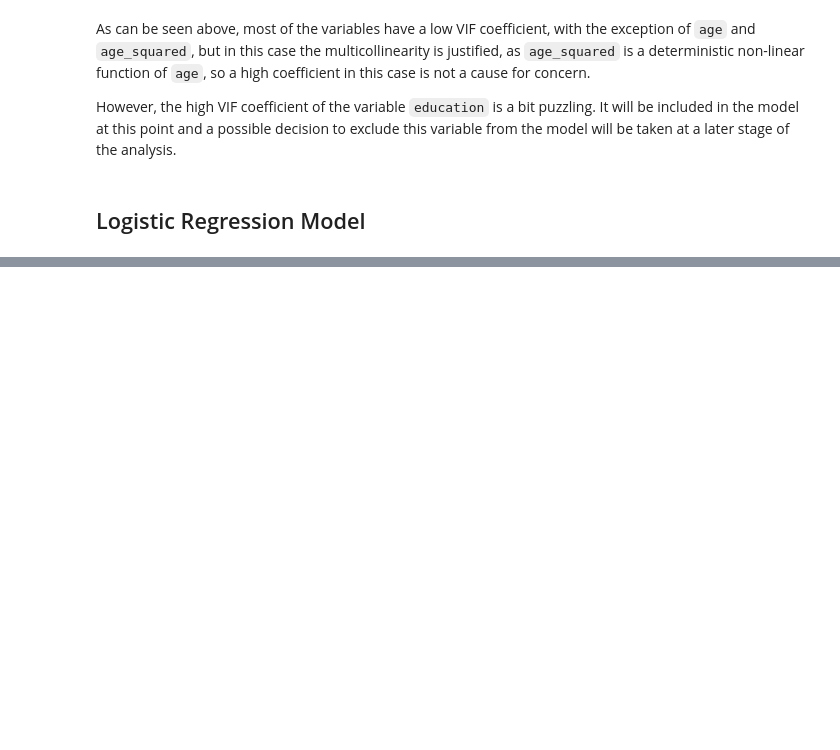
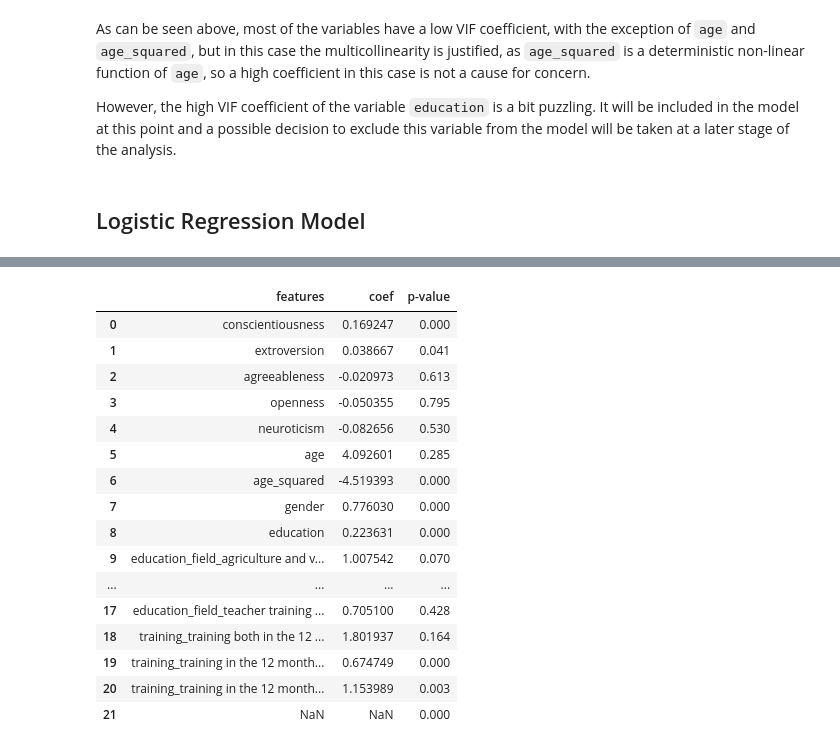
Before and after one commit to nataliagraczyk/bigfive-project, a Jupyter notebook: main.ipynb, the cells around one changed output, grey strips where cells are left out. Drawn from its saved outputs; the diff is of its cells as text; code cells hidden in the pictures; blank space fills up the shorter version.

```diff
--- a/main.ipynb
+++ b/main.ipynb
@@ -655,0 +726,17 @@ training_training in the 12 months prior to the postPIAAC                 1.0170
+# %%
+from scipy.stats import norm
+def logit_p1value(model, x):
+
+    p1 = model.predict_proba(x)
+    n1 = len(p1)
+    m1 = len(model.coef_[0]) + 1
+    coefs = np.concatenate([model.intercept_, model.coef_[0]])
+    x_full = np.matrix(np.insert(np.array(x), 0, 1, axis = 1))
+    answ = np.zeros((m1, m1))
+    for i in range(n1):
+        answ = answ + np.dot(np.transpose(x_full[i, :]), x_full[i, :]) * p1[i,1] * p1[i, 0]
+    vcov = np.linalg.inv(np.matrix(answ))
+    se = np.sqrt(np.diag(vcov))
+    t1 =  coefs/se
+    p1 = (1 - norm.cdf(abs(t1))) * 2
+    return p1
@@ -655,0 +786,25 @@ training_training in the 12 months prior to the postPIAAC                 1.0170
+# %%
+pvalue = list(map('{:.3f}'.format,logit_p1value(classifier, X_test)))
+# %%
+pd.concat([pd.DataFrame(X_test.columns, columns = ["features"]),
+           pd.DataFrame(np.transpose(classifier.coef_), columns = ["coef"]),
+           pd.DataFrame(pvalue, columns = ["p-value"])
+           ],axis = 1)
+# %% [output]
+|  | features | coef | p-value |
+| 0 | conscientiousness | 0.169247 | 0.000 |
+| 1 | extroversion | 0.038667 | 0.041 |
+| 2 | agreeableness | -0.020973 | 0.613 |
+| 3 | openness | -0.050355 | 0.795 |
+| 4 | neuroticism | -0.082656 | 0.530 |
+| 5 | age | 4.092601 | 0.285 |
+| 6 | age_squared | -4.519393 | 0.000 |
+| 7 | gender | 0.776030 | 0.000 |
+| 8 | education | 0.223631 | 0.000 |
+| 9 | education_field_agriculture and v... | 1.007542 | 0.070 |
+| ... | ... | ... | ... |
+| 17 | education_field_teacher training ... | 0.705100 | 0.428 |
+| 18 | training_training both in the 12 ... | 1.801937 | 0.164 |
+| 19 | training_training in the 12 month... | 0.674749 | 0.000 |
+| 20 | training_training in the 12 month... | 1.153989 | 0.003 |
+| 21 | NaN | NaN | 0.000 |
```
Also changed, not shown: parts of 35 cells of this notebook.
